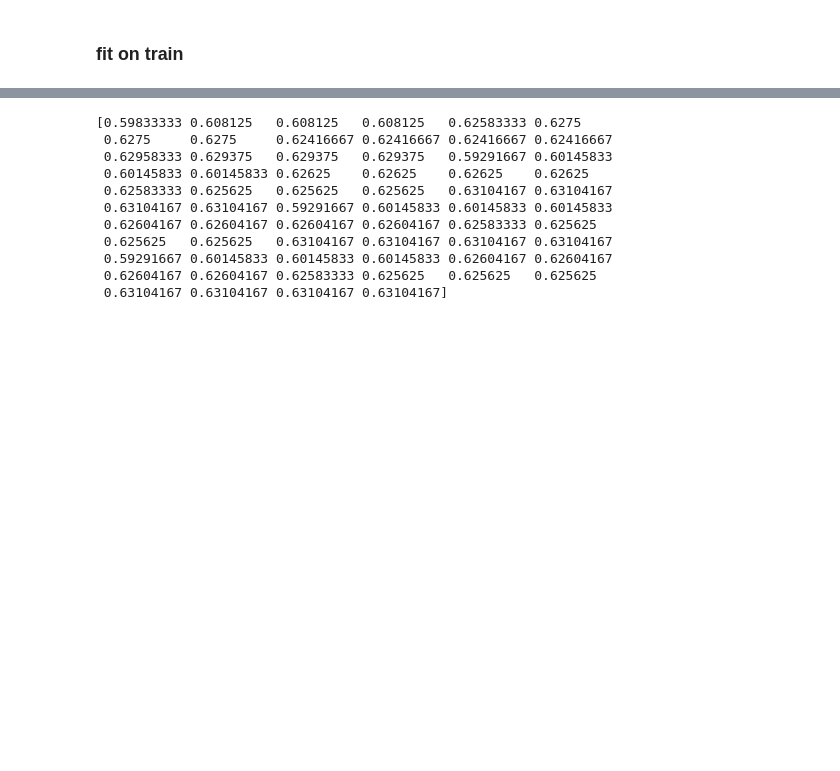
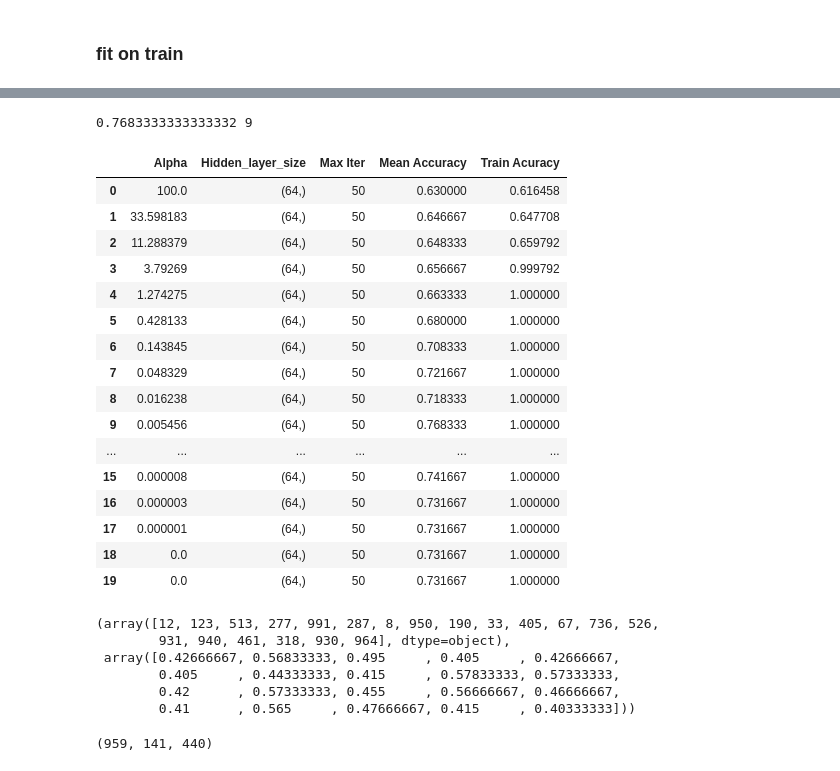
Before and after one commit to vmccab01/ProjectB_cs135, a Jupyter notebook: P1-2 copy.ipynb, the cells around one changed output, grey strips where cells are left out. Cells and saved outputs as stored; diff of their text form; code cells hidden in the pictures; blank space fills up the shorter version.

```diff
--- a/P1-2 copy.ipynb
+++ b/P1-2 copy.ipynb
@@ -148,18 +178,62 @@ mi, hlz
-# %%
-mean_results = mlp_searcher_result.mean_test_score
-mean_results = np.array(mean_results)
-mean_results = np.reshape(mean_results, (mean_results.shape[0]//n ,n))
-mean_results = np.mean(mean_results, axis=1)
-print(mean_results)
-# %% [output]
-[0.59833333 0.608125   0.608125   0.608125   0.62583333 0.6275
- 0.6275     0.6275     0.62416667 0.62416667 0.62416667 0.62416667
- 0.62958333 0.629375   0.629375   0.629375   0.59291667 0.60145833
- 0.60145833 0.60145833 0.62625    0.62625    0.62625    0.62625
- 0.62583333 0.625625   0.625625   0.625625   0.63104167 0.63104167
- 0.63104167 0.63104167 0.59291667 0.60145833 0.60145833 0.60145833
- 0.62604167 0.62604167 0.62604167 0.62604167 0.62583333 0.625625
- 0.625625   0.625625   0.63104167 0.63104167 0.63104167 0.63104167
- 0.59291667 0.60145833 0.60145833 0.60145833 0.62604167 0.62604167
- 0.62604167 0.62604167 0.62583333 0.625625   0.625625   0.625625
- 0.63104167 0.63104167 0.63104167 0.63104167]
+# %%
+mean_results = mlp_searcher_result.mean_test_score
+mean_results = np.array(mean_results)
+mean_results = np.reshape(mean_results, (mean_results.shape[0]//n ,n))
+mean_results = np.sort(mean_results, axis = 1)
+mean_results = np.mean(mean_results[:,19:], axis=1)
+print(np.max(mean_results),np.argmax(mean_results))
+
+tr_result = np.array(mlp_searcher_result.mean_train_score)
+tr_result = np.reshape(tr_result, (tr_result.shape[0]//n, n))
+tr_result = np.sort(tr_result, axis =1)
+tr_result = np.mean(tr_result[:,19:], axis=1)
+
+param_alpha = np.array(mlp_searcher_result.param_alpha)[::n]
+param_hidden_layer_sizes = np.array(mlp_searcher_result.param_hidden_layer_sizes)[::n]
+param_max_iter = np.array(mlp_searcher_result.param_max_iter)[::n]
+
+selected_alpha =
+selected_hidden_layer_sizes =
+selected_max_iter =
+
+data = {"Alpha": param_alpha,
+        "Hidden_layer_size" : param_hidden_layer_sizes,
+        "Max Iter" : param_max_iter,
+        "Mean Accuracy": mean_results,
+        "Train Acuracy": tr_result}
+
+pd.DataFrame(data)
+# %% [output]
+0.7683333333333332 9
+|  | Alpha | Hidden_layer_size | Max Iter | Mean Accuracy | Train Acuracy |
+| 0 | 100.0 | (64,) | 50 | 0.630000 | 0.616458 |
+| 1 | 33.598183 | (64,) | 50 | 0.646667 | 0.647708 |
+| 2 | 11.288379 | (64,) | 50 | 0.648333 | 0.659792 |
+| 3 | 3.79269 | (64,) | 50 | 0.656667 | 0.999792 |
+| 4 | 1.274275 | (64,) | 50 | 0.663333 | 1.000000 |
+| 5 | 0.428133 | (64,) | 50 | 0.680000 | 1.000000 |
+| 6 | 0.143845 | (64,) | 50 | 0.708333 | 1.000000 |
+| 7 | 0.048329 | (64,) | 50 | 0.721667 | 1.000000 |
+| 8 | 0.016238 | (64,) | 50 | 0.718333 | 1.000000 |
+| 9 | 0.005456 | (64,) | 50 | 0.768333 | 1.000000 |
+| ... | ... | ... | ... | ... | ... |
+| 15 | 0.000008 | (64,) | 50 | 0.741667 | 1.000000 |
+| 16 | 0.000003 | (64,) | 50 | 0.731667 | 1.000000 |
+| 17 | 0.000001 | (64,) | 50 | 0.731667 | 1.000000 |
+| 18 | 0.0 | (64,) | 50 | 0.731667 | 1.000000 |
+| 19 | 0.0 | (64,) | 50 | 0.731667 | 1.000000 |
+# %%
+random_states = np.array(mlp_searcher_result.param_random_state[20*n : 21*n])
+result = np.array(mlp_searcher_result.mean_test_score[(20)*n : 21*n])
+random_states, result
+# %% [output]
+(array([12, 123, 513, 277, 991, 287, 8, 950, 190, 33, 405, 67, 736, 526,
+        931, 940, 461, 318, 930, 964], dtype=object),
+ array([0.42666667, 0.56833333, 0.495     , 0.405     , 0.42666667,
+        0.405     , 0.44333333, 0.415     , 0.57833333, 0.57333333,
+        0.42      , 0.57333333, 0.455     , 0.56666667, 0.46666667,
+        0.41      , 0.565     , 0.47666667, 0.415     , 0.40333333]))
+# %%
+959, 141, 440,
+# %% [output]
+(959, 141, 440)
```
Also changed, not shown: parts of 20 cells of this notebook.
